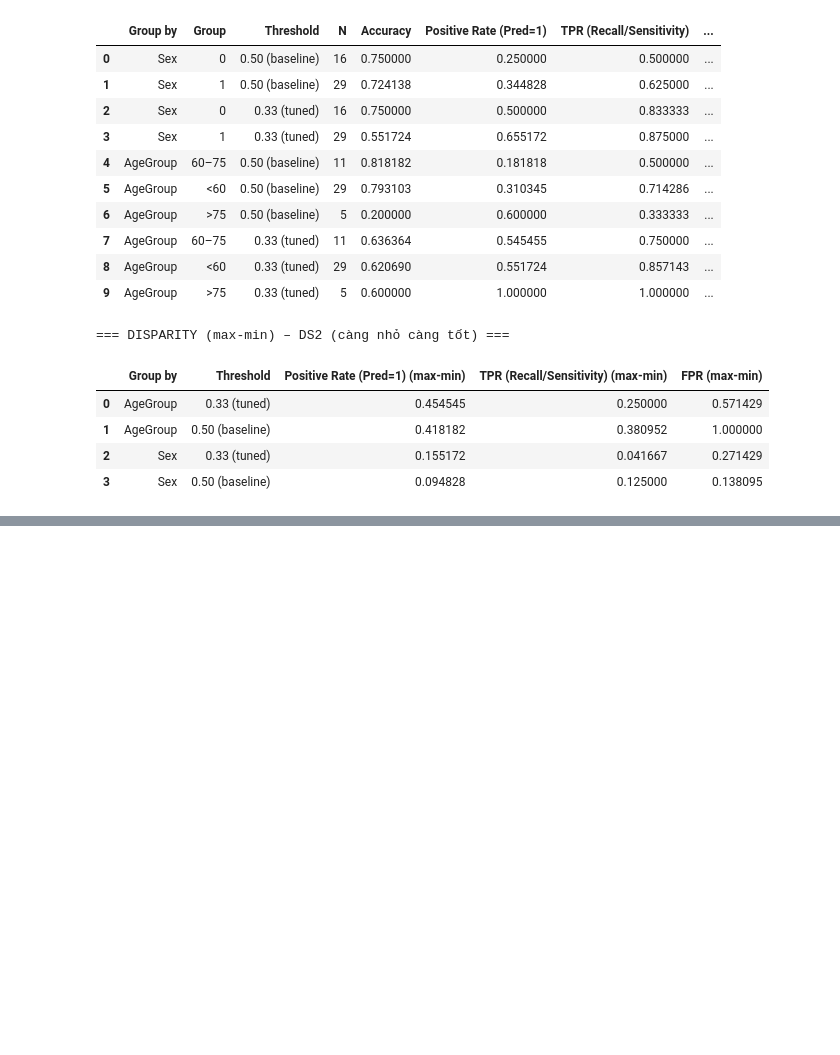
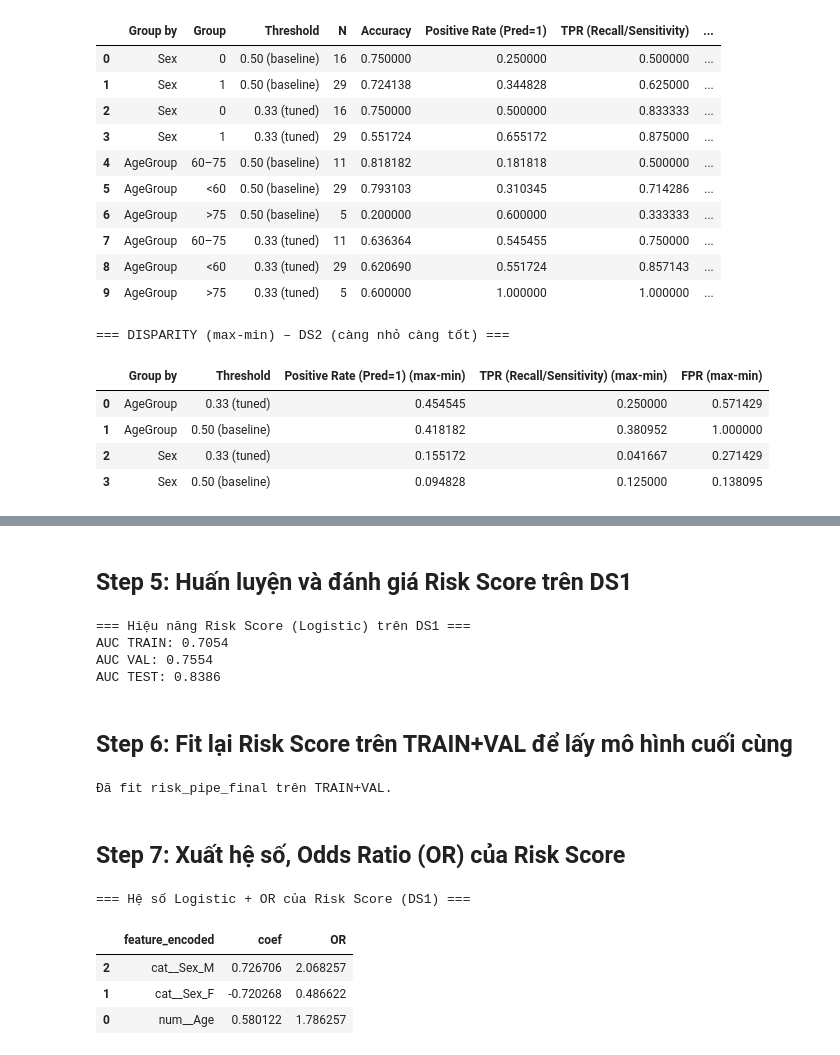
Before and after one commit to NguyenBuiHongTien/CVD_ML, a Jupyter notebook: CDV_New.ipynb, the cells around one changed output, grey strips where cells are left out. Saved outputs shown, nothing was run; the diff lists cells and outputs as text; code cells hidden in the pictures; blank space fills up the shorter version.

```diff
--- a/CDV_New.ipynb
+++ b/CDV_New.ipynb
@@ -2737,0 +2798,12 @@ else:
+# %%
+X1_train_risk = X1_train[available_risk_vars].copy()
+X1_val_risk   = X1_val[available_risk_vars].copy()
+X1_test_risk  = X1_test[available_risk_vars].copy()
+
+# X1_train_full (train + val) để fit final model sau khi đánh giá xong
+X1_train_full_risk = pd.concat([X1_train_risk, X1_val_risk], axis=0)
+y1_train_full      = pd.concat([y1_train, y1_val], axis=0)
+
+print("Shape X1_train_risk:", X1_train_risk.shape)
+print("Shape X1_val_risk:", X1_val_risk.shape)
+print("Shape X1_test_risk:", X1_test_risk.shape)
@@ -2737,0 +2855,62 @@ else:
+# %% [markdown]
+## Step 5: Huấn luyện và đánh giá Risk Score trên DS1
+# %%
+risk_pipe.fit(X1_train_risk, y1_train)
+
+# Đánh giá AUC trên train, val, test
+def eval_risk_auc(pipe, X, y, name=""):
+    proba = pipe.predict_proba(X)[:, 1]
+    auc = roc_auc_score(y, proba)
+    print(f"AUC {name}: {auc:.4f}")
+    return auc
+
+print("\n=== Hiệu năng Risk Score (Logistic) trên DS1 ===")
+auc_train = eval_risk_auc(risk_pipe, X1_train_risk, y1_train, "TRAIN")
+auc_val   = eval_risk_auc(risk_pipe, X1_val_risk,   y1_val,   "VAL")
+auc_test  = eval_risk_auc(risk_pipe, X1_test_risk,  y1_test,  "TEST")
+# %% [output]
+=== Hiệu năng Risk Score (Logistic) trên DS1 ===
+AUC TRAIN: 0.7054
+AUC VAL: 0.7554
+AUC TEST: 0.8386
+# %% [markdown]
+## Step 6: Fit lại Risk Score trên TRAIN+VAL để lấy mô hình cuối cùng
+# %%
+risk_pipe_final = Pipeline(steps=[
+    ("pre", preprocessor_risk),
+    ("clf", LogisticRegression(
+        max_iter=2000,
+        class_weight="balanced",
+        solver="lbfgs"
+    )),
+])
+
+risk_pipe_final.fit(X1_train_full_risk, y1_train_full)
+
+print("\nĐã fit risk_pipe_final trên TRAIN+VAL.")
+# %% [output]
+Đã fit risk_pipe_final trên TRAIN+VAL.
+# %% [markdown]
+## Step 7:  Xuất hệ số, Odds Ratio (OR) của Risk Score
+# %%
+# Lấy tên feature sau khi đã OneHot + Scale
+feature_names_risk = risk_pipe_final.named_steps["pre"].get_feature_names_out()
+coef_risk = risk_pipe_final.named_steps["clf"].coef_[0]
+
+coef_df_risk = pd.DataFrame({
+    "feature_encoded": feature_names_risk,
+    "coef": coef_risk
+})
+coef_df_risk["OR"] = np.exp(coef_df_risk["coef"])
+coef_df_risk["abs_coef"] = coef_df_risk["coef"].abs()
+
+coef_df_risk = coef_df_risk.sort_values("abs_coef", ascending=False)
+
+print("\n=== Hệ số Logistic + OR của Risk Score (DS1) ===")
+display(coef_df_risk[["feature_encoded", "coef", "OR"]])
+# %% [output]
+=== Hệ số Logistic + OR của Risk Score (DS1) ===
+|  | feature_encoded | coef | OR |
+| 2 | cat__Sex_M | 0.726706 | 2.068257 |
+| 1 | cat__Sex_F | -0.720268 | 0.486622 |
+| 0 | num__Age | 0.580122 | 1.786257 |
```
Also changed, not shown: parts of 18 cells of this notebook, 5 other files.
